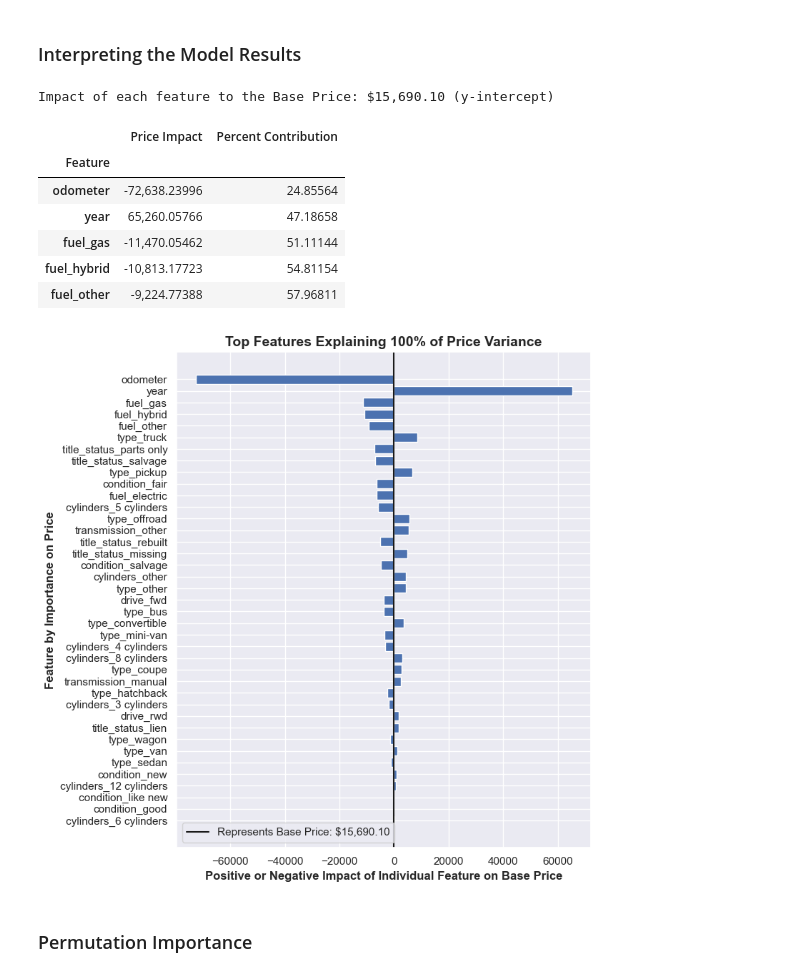
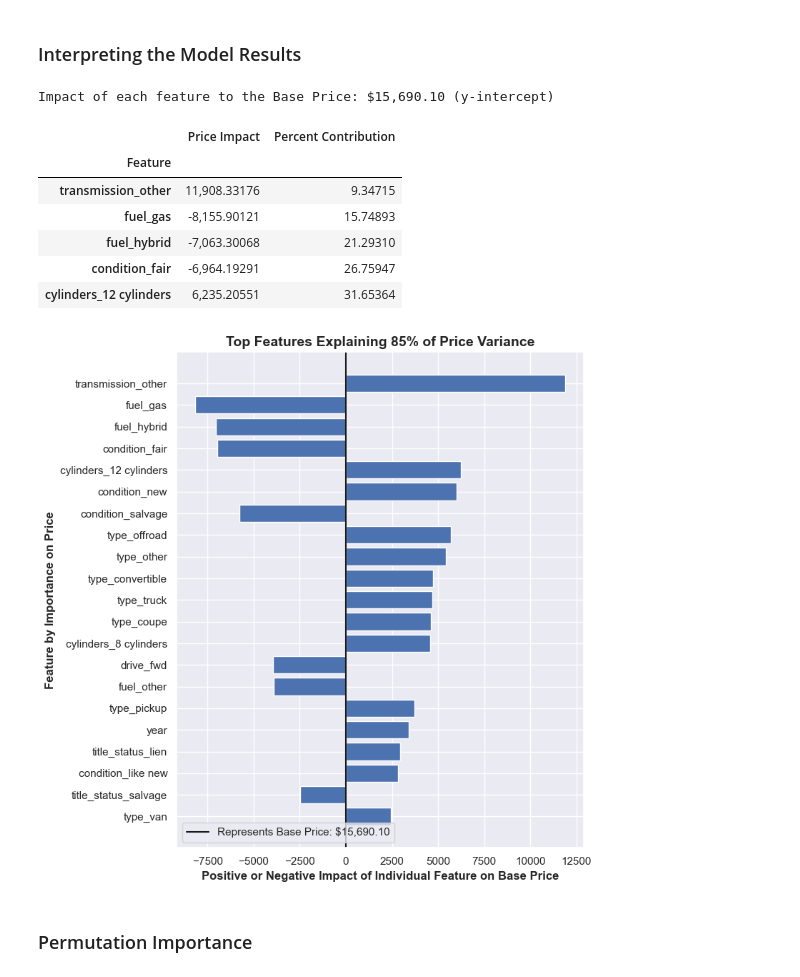
Before and after one commit to fazeelgm/UCB_ML_AI_PracticalApp_II, a Jupyter notebook: DataModels.ipynb, the cells around one changed output. Drawn from its saved outputs; the diff is of its cells as text; code cells hidden in the pictures.

```diff
--- a/DataModels.ipynb
+++ b/DataModels.ipynb
@@ -372,7 +372,7 @@ best_params = {}
 
 # Cross-validation count
 cv=2
-verbosity=1
+verbosity=0
 
 # Loop thru each scaler and transform the data
 for scaler in scalers:
@@ -390,13 +390,13 @@ for scaler in scalers:
 
         start_time = time.time()
 
-        print(f'\tWorking on {model} ... ', end='')
+        # print(f'\tWorking on {model} ... ', end='')
 
         clf = models[model]
 
         # Handle CV models
         if (model in cv_param_grid):
-            logging.debug('{} : {}, Scaler: {}'.format(model, cv_param_grid[model], scaler))
+            print('\tWorking on {} : {}, Scaler: {}'.format(model, cv_param_grid[model], scaler))
             grid = GridSearchCV(clf, param_grid=cv_param_grid[model],
                                 cv=cv, scoring='neg_mean_squared_error', verbose=verbosity)
             grid.fit(X_train_scaled, y_train)
@@ -409,7 +409,7 @@ for scaler in scalers:
 
         # Handle non-CV models
         else:
-            logging.debug('{}, Scaler: {}'.format(model, scaler))
+            print('\tWorking on {}, Scaler: {}'.format(model, scaler))
             clf.fit(X_train_scaled, y_train)
             cv_scores = cross_val_score(clf, X_train_scaled, y_train, cv=cv, scoring='neg_mean_squared_error')
 
@@ -429,7 +429,7 @@ for scaler in scalers:
         # Append model metrics to results
         results_tuned.append(get_model_metrics_as_results(model, best_models[model], scaler, X_test_scaled, y_test, override_rmse=rmse))
 
-        print(f'Done with {model} ({time.time() - start_time:,.4f} sec)')
+        print(f'\tDone with {model} ({time.time() - start_time:,.4f} sec)')
 
     print(f'Done with {scaler}')
 
@@ -606,33 +606,33 @@ feature_imp_df_styled.head()
 Impact of each feature to the Base Price: $15,690.10 (y-intercept)
 |  | Price Impact | Percent Contribution |
 | Feature |  |  |
-| odometer | -72,638.23996 | 24.85564 |
-| year | 65,260.05766 | 47.18658 |
-| fuel_gas | -11,470.05462 | 51.11144 |
-| fuel_hybrid | -10,813.17723 | 54.81154 |
-| fuel_other | -9,224.77388 | 57.96811 |
+| transmission_other | 11,908.33176 | 9.34715 |
+| fuel_gas | -8,155.90121 | 15.74893 |
+| fuel_hybrid | -7,063.30068 | 21.29310 |
+| condition_fair | -6,964.19291 | 26.75947 |
+| cylinders_12 cylinders | 6,235.20551 | 31.65364 |
 # %%
 # Top features that explain X% of the variance
-top_n = 1
+top_n = .85
 top_features = feature_imp_df[feature_imp_df['Cumulative Importance'] <= top_n]
 
 # Plot feature importance
 plt.figure(figsize=(8, 8))
 plt.barh(top_features['Feature'], top_features['Coefficient'])
 plt.axvline(x=0, color="k", linestyle="-", label=f'Represents Base Price: ${y_intercept:,.2f}')
 
 plt.xlabel(f'Positive or Negative Impact of Individual Feature on Base Price', fontdict=axes_fonts)
 plt.ylabel('Feature by Importance on Price', fontdict=axes_fonts)
 
 plt.title(f'Top Features Explaining {top_n * 100:,.0f}% of Price Variance', fontdict=title_fonts)
 plt.gca().invert_yaxis()
 plt.legend(loc='lower left')
 plt.tight_layout()
 
 plt.savefig('images/feature_importance.png')
 plt.show()
 # %% [output]
-[figure, old version]
+[figure, new version]
 # %% [markdown]
 ### Permutation Importance
 # %% [markdown]
```
Also changed, not shown: parts of 34 cells of this notebook.
